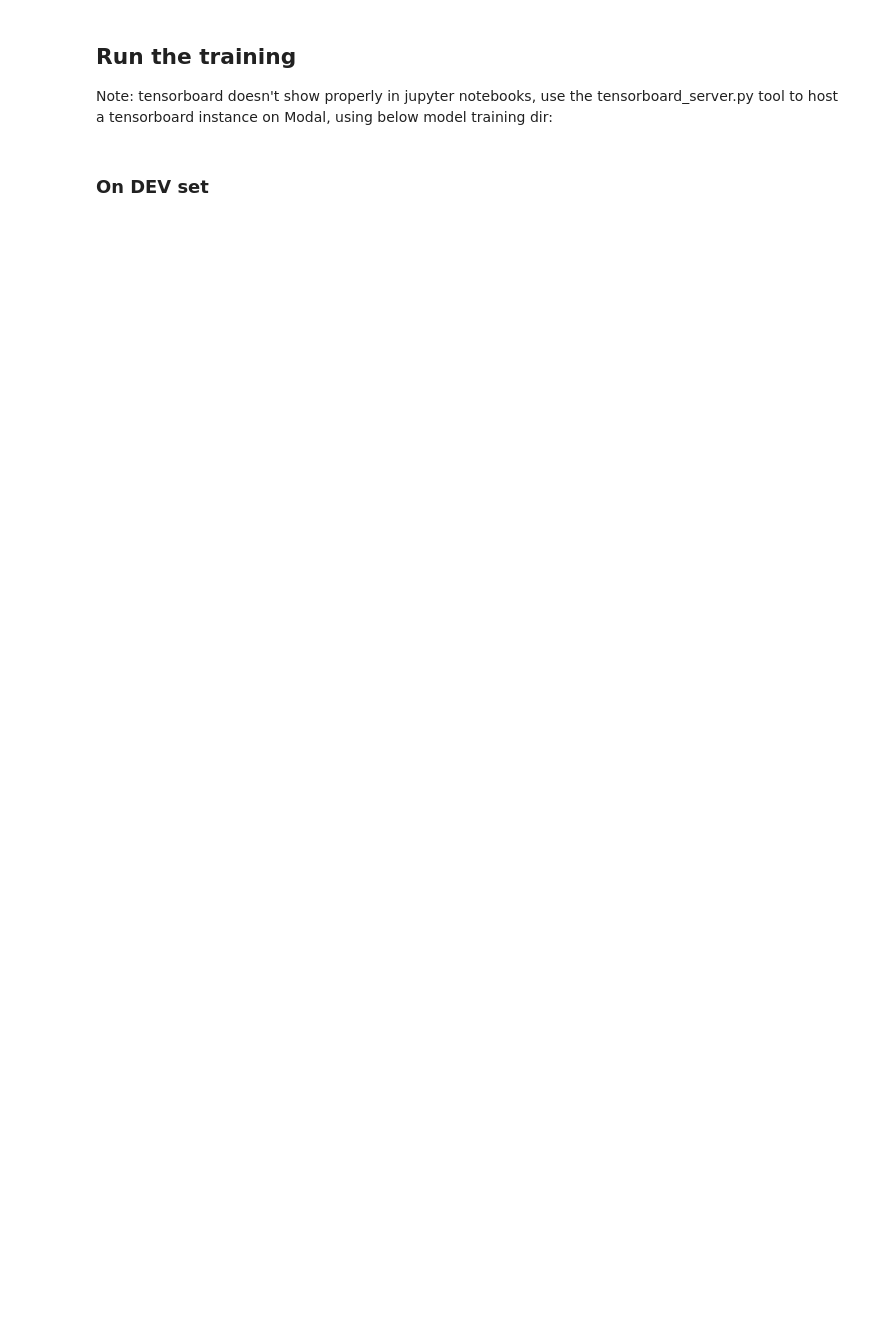
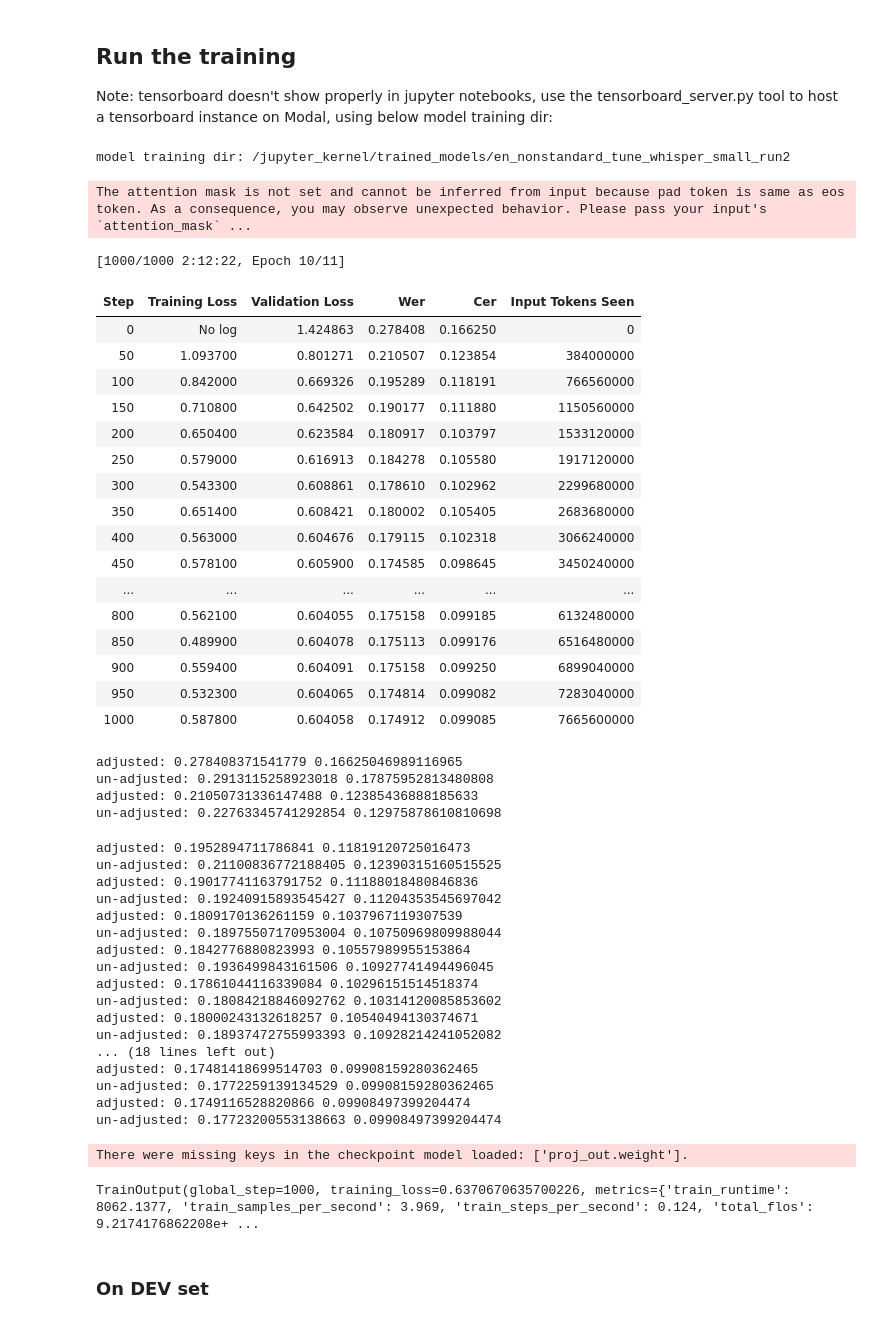
Before and after one commit to LexMainye/nbo_innovation_sprint, a Jupyter notebook: Finetuning/finetune_nonstandard_speech.ipynb, the cells around one changed output. Saved outputs shown, nothing was run; the diff lists cells and outputs as text; code cells hidden in the pictures; blank space fills up the shorter version.

Commit message:
Updates for new whisper small runs

```diff
--- a/Finetuning/finetune_nonstandard_speech.ipynb
+++ b/Finetuning/finetune_nonstandard_speech.ipynb
@@ -20,7 +20,7 @@ BASE_DIR = os.path.join(LOCAL_STORAGE_DIR, 'trained_models')
 !mkdir -p {BASE_DIR}
 
 # directory for model training
-OUTPUT_DIR = os.path.join(BASE_DIR, 'en_nonstandard_tune_whisper_tiny_run2')
+OUTPUT_DIR = os.path.join(BASE_DIR, 'en_nonstandard_tune_whisper_small_run2')
 #OUTPUT_DIR = os.path.join(BASE_DIR, 'sw_nonstandard_tune_whisper_large_v3_baseline')
 
 print(f"Will write model to: {OUTPUT_DIR}")
@@ -29,8 +32,8 @@ if os.path.exists(OUTPUT_DIR):
 # %% [markdown]
 ### Model and Dataset settings
 # %%
-WHISPER_MODEL_TYPE = "openai/whisper-tiny"
-# WHISPER_MODEL_TYPE = "openai/whisper-small"
+# WHISPER_MODEL_TYPE = "openai/whisper-tiny"
+WHISPER_MODEL_TYPE = "openai/whisper-small"
 # WHISPER_MODEL_TYPE = "openai/whisper-large-v3"
 
 LANGUAGE = 'en'
@@ -71,7 +76,7 @@ MAX_EPOCHS = 10
 MAX_STEPS = 1000  # for larger datasets, you will want to increase this
 
 # Learning Rate and LR Scheduler (LR_END and LR_DECAY_POWER only apply to polynomial)
-LEARNING_RATE = 2e-4 #@param
+LEARNING_RATE = 1e-5 #@param
 LR_SCHEDULER_TYPE = 'polynomial' # constant_with_warmup or polynomial
 LR_WARMUP_STEPS = 50
 LR_END = 1e-8
@@ -467,12 +539,57 @@ trainer = Seq2SeqTrainer(
 Note: tensorboard doesn't show properly in jupyter notebooks, use the tensorboard_server.py tool to host a tensorboard instance on Modal, using below model training dir:
 # %%
 print('model training dir:', OUTPUT_DIR)
+# %% [output]
+model training dir: /jupyter_kernel/trained_models/en_nonstandard_tune_whisper_small_run2
 # %%
 # train from scratch
-# trainer.train()
+trainer.train()
 
 # # alternatively, you can continue training if a previous job was interrupted
-trainer.train(resume_from_checkpoint = True)
+# trainer.train(resume_from_checkpoint = True)
+# %% [output]
+The attention mask is not set and cannot be inferred from input because pad token is same as eos token. As a consequence, you may observe unexpected behavior. Please pass your input's `attention_mask` ...
+[1000/1000 2:12:22, Epoch 10/11]
+| Step | Training Loss | Validation Loss | Wer | Cer | Input Tokens Seen |
+| 0 | No log | 1.424863 | 0.278408 | 0.166250 | 0 |
+| 50 | 1.093700 | 0.801271 | 0.210507 | 0.123854 | 384000000 |
+| 100 | 0.842000 | 0.669326 | 0.195289 | 0.118191 | 766560000 |
+| 150 | 0.710800 | 0.642502 | 0.190177 | 0.111880 | 1150560000 |
+| 200 | 0.650400 | 0.623584 | 0.180917 | 0.103797 | 1533120000 |
+| 250 | 0.579000 | 0.616913 | 0.184278 | 0.105580 | 1917120000 |
+| 300 | 0.543300 | 0.608861 | 0.178610 | 0.102962 | 2299680000 |
+| 350 | 0.651400 | 0.608421 | 0.180002 | 0.105405 | 2683680000 |
+| 400 | 0.563000 | 0.604676 | 0.179115 | 0.102318 | 3066240000 |
+| 450 | 0.578100 | 0.605900 | 0.174585 | 0.098645 | 3450240000 |
+| ... | ... | ... | ... | ... | ... |
+| 800 | 0.562100 | 0.604055 | 0.175158 | 0.099185 | 6132480000 |
+| 850 | 0.489900 | 0.604078 | 0.175113 | 0.099176 | 6516480000 |
+| 900 | 0.559400 | 0.604091 | 0.175158 | 0.099250 | 6899040000 |
+| 950 | 0.532300 | 0.604065 | 0.174814 | 0.099082 | 7283040000 |
+| 1000 | 0.587800 | 0.604058 | 0.174912 | 0.099085 | 7665600000 |
+adjusted: 0.278408371541779 0.16625046989116965
+un-adjusted: 0.2913115258923018 0.17875952813480808
+adjusted: 0.21050731336147488 0.12385436888185633
+un-adjusted: 0.22763345741292854 0.12975878610810698
+adjusted: 0.1952894711786841 0.11819120725016473
+un-adjusted: 0.21100836772188405 0.12390315160515525
+adjusted: 0.19017741163791752 0.11188018480846836
+un-adjusted: 0.19240915893545427 0.11204353545697042
+adjusted: 0.1809170136261159 0.1037967119307539
+un-adjusted: 0.18975507170953004 0.10750969809988044
+adjusted: 0.1842776880823993 0.10557989955153864
+un-adjusted: 0.1936499843161506 0.10927741494496045
+adjusted: 0.17861044116339084 0.10296151514518374
+un-adjusted: 0.18084218846092762 0.10314120085853602
+adjusted: 0.18000243132618257 0.10540494130374671
+un-adjusted: 0.18937472755993393 0.10928214241052082
+... (18 lines left out)
+adjusted: 0.17481418699514703 0.09908159280362465
+un-adjusted: 0.1772259139134529 0.09908159280362465
+adjusted: 0.1749116528820866 0.09908497399204474
+un-adjusted: 0.17723200553138663 0.09908497399204474
+There were missing keys in the checkpoint model loaded: ['proj_out.weight'].
+TrainOutput(global_step=1000, training_loss=0.6370670635700226, metrics={'train_runtime': 8062.1377, 'train_samples_per_second': 3.969, 'train_steps_per_second': 0.124, 'total_flos': 9.2174176862208e+ ...
 # %% [markdown]
 ### On DEV set
 # %%
```
Also changed, not shown: parts of 17 cells of this notebook, 2 other files.
